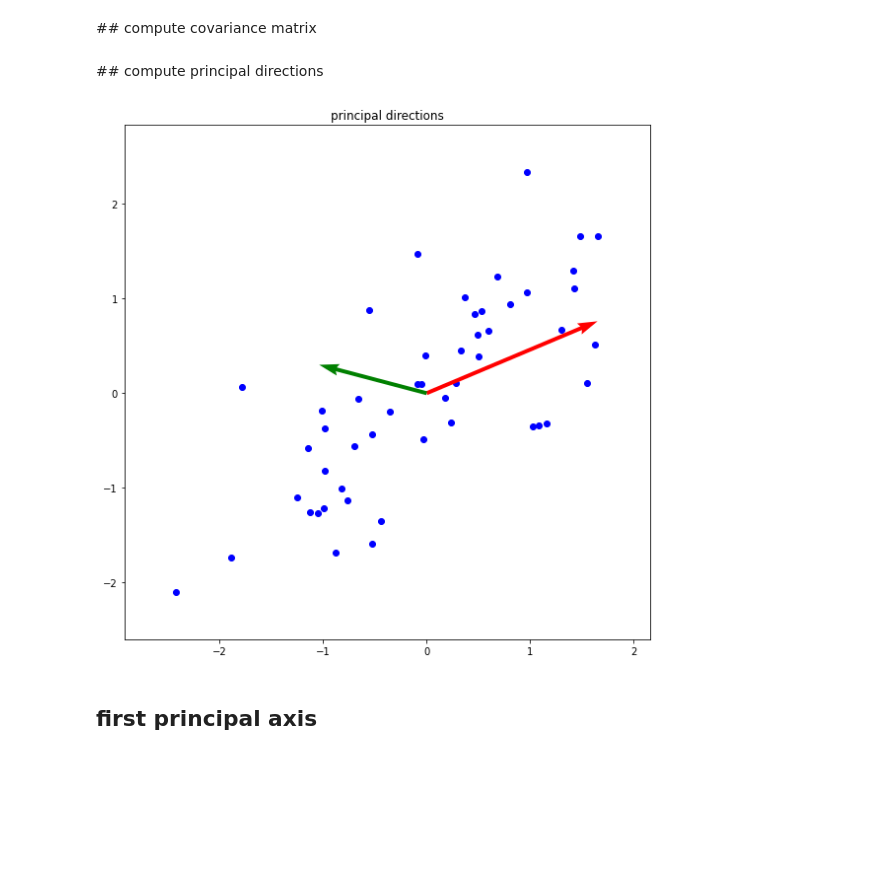
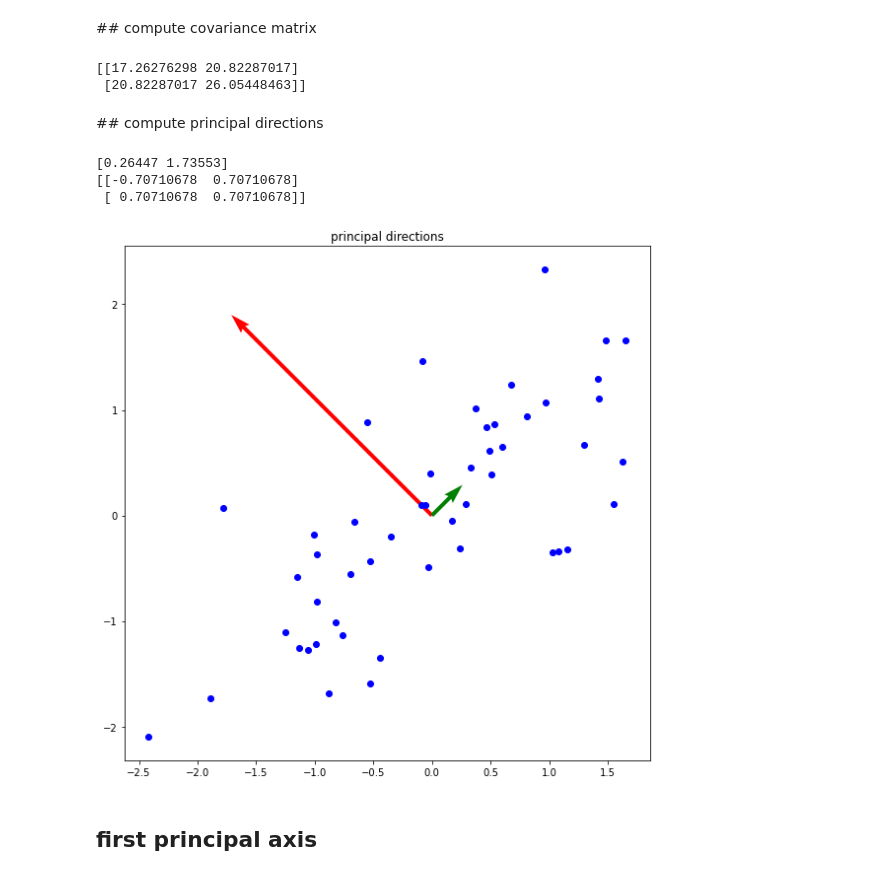
Before and after one commit to jstep750/assignment-machine-learning, a Jupyter notebook: 12/assignment_12.ipynb, the cells around one changed output. Cells and saved outputs as stored; diff of their text form; code cells hidden in the pictures; blank space fills up the shorter version.

Commit message:
compute eigen and principal directions

```diff
--- a/12/assignment_12.ipynb
+++ b/12/assignment_12.ipynb
@@ -87,11 +87,16 @@ std of y : 0.9999999999999999
 ## compute covariance matrix
 # %%
 Z = feature
-Sigma = (1/feature.shape[0])*Z@Z.T
+Sigma = (1/feature.shape[0])*Z.T@Z
+print(Sigma)
+# %% [output]
+[[17.26276298 20.82287017]
+ [20.82287017 26.05448463]]
 # %%
 def compute_covariance(feature):
+
     Z = feature
-    Sigma = (1/feature.shape[0])*Z@Z.T
+    Sigma = (1/feature.shape[0])*Z.T@Z
 
     return Sigma
 # %% [markdown]
@@ -107,15 +104,37 @@ def compute_eigen(X):
-# %%
-plt.figure(figsize=(8,8))
-plt.title('principal directions')
-# ===================================================
-# fill up the blank
-#
-#
-# ===================================================
-plt.tight_layout()
-plt.show()
-# %% [output]
-[figure, removed]
+# %%
+def compute_eigen(X):
+
+    S,U = np.linalg.eig(X)
+    #eigenvalue, eigenvector
+    print(S)
+    print(U)
+
+    idx = np.argsort(S)
+    print(idx)
+    S = S[idx]
+    U = U[:,idx]
+    #sort in terms of eigenvalue
+
+    return S, U
+# %%
+plt.figure(figsize=(8,8))
+plt.title('principal directions')
+
+S, U = compute_eigen(compute_covariance(feature))
+print(S)
+print(U)
+
+plt.plot(feature[:,0], feature[:,1], 'o', color = 'blue')
+origin = np.array([[0, 0],[0, 0]])
+plt.quiver([0, 0], [0, 0], U[:,0], U[:,1], color=['r','g'], scale=S*7)
+
+plt.tight_layout()
+plt.show()
+# %% [output]
+[0.26447 1.73553]
+[[-0.70710678  0.70710678]
+ [ 0.70710678  0.70710678]]
+[figure, added]
 # %% [markdown]
 ## first principal axis
 # %%
```
Also changed, not shown: parts of 1 cell of this notebook.
